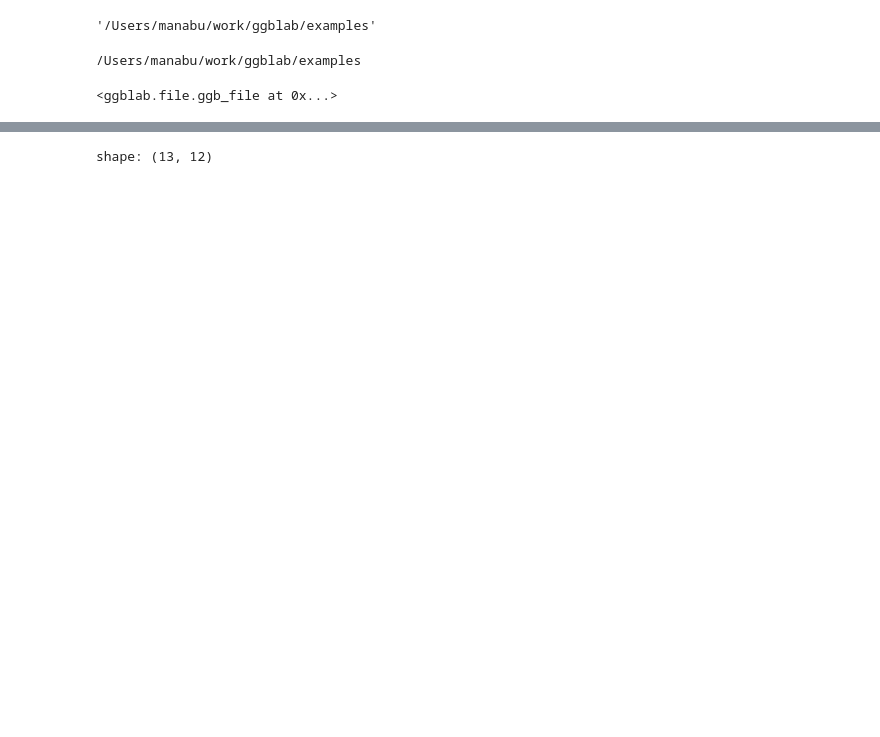
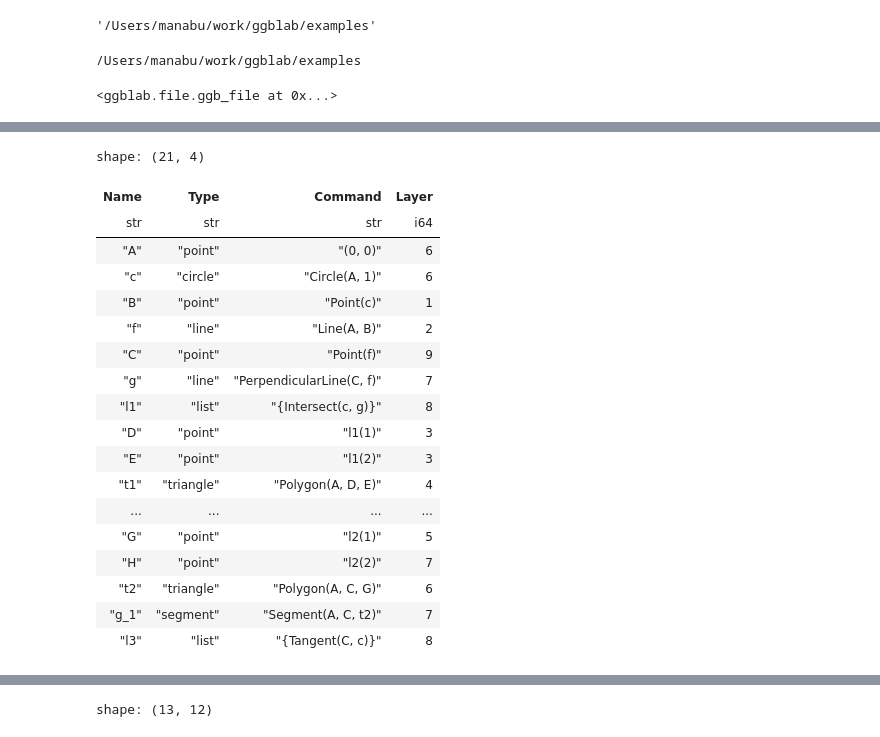
Before and after one commit to moyhig-ecs/ggblab, a Jupyter notebook: examples/eg11_slider.ipynb, the cells around one changed output, grey strips where cells are left out. Drawn from its saved outputs; the diff is of its cells as text; code cells hidden in the pictures; blank space fills up the shorter version.

```diff
--- a/examples/eg11_slider.ipynb
+++ b/examples/eg11_slider.ipynb
@@ -256,0 +367,22 @@ g1 = p.parse()
+# %%
+p.df["Name", "Type", "Command", "Layer"]
+# %% [output]
+shape: (21, 4)
+| Name | Type | Command | Layer |
+| str | str | str | i64 |
+| "A" | "point" | "(0, 0)" | 6 |
+| "c" | "circle" | "Circle(A, 1)" | 6 |
+| "B" | "point" | "Point(c)" | 1 |
+| "f" | "line" | "Line(A, B)" | 2 |
+| "C" | "point" | "Point(f)" | 9 |
+| "g" | "line" | "PerpendicularLine(C, f)" | 7 |
+| "l1" | "list" | "{Intersect(c, g)}" | 8 |
+| "D" | "point" | "l1(1)" | 3 |
+| "E" | "point" | "l1(2)" | 3 |
+| "t1" | "triangle" | "Polygon(A, D, E)" | 4 |
+| ... | ... | ... | ... |
+| "G" | "point" | "l2(1)" | 5 |
+| "H" | "point" | "l2(2)" | 7 |
+| "t2" | "triangle" | "Polygon(A, C, G)" | 6 |
+| "g_1" | "segment" | "Segment(A, C, t2)" | 7 |
+| "l3" | "list" | "{Tangent(C, c)}" | 8 |
```
Also changed, not shown: parts of 53 cells of this notebook, 6 other files.
